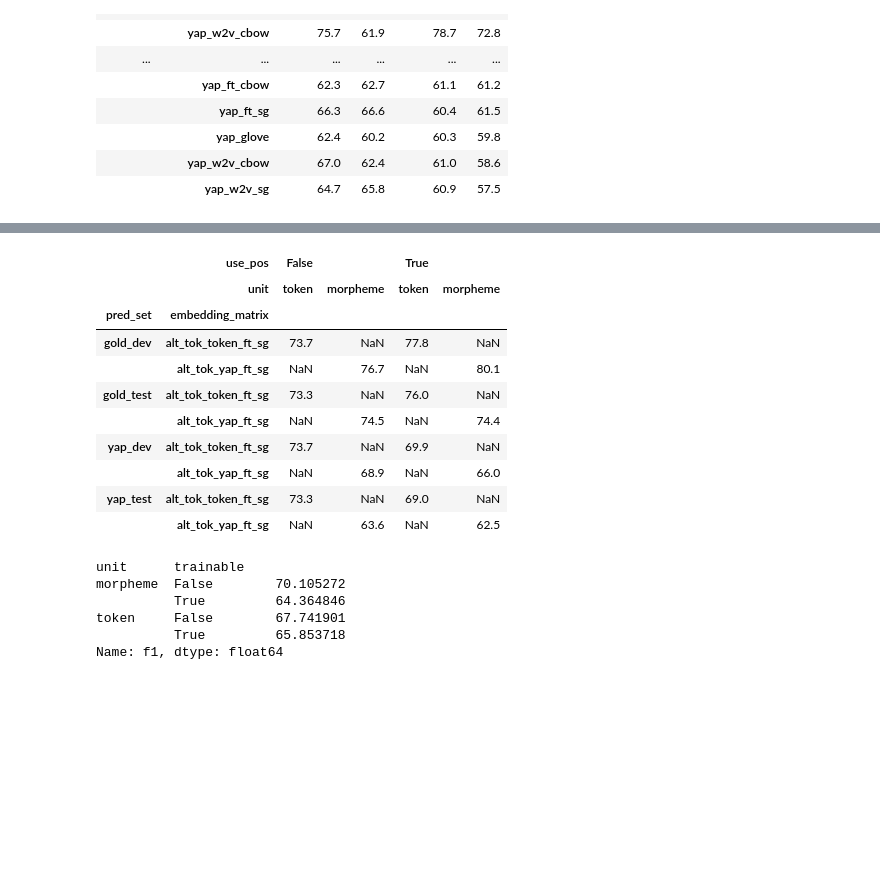
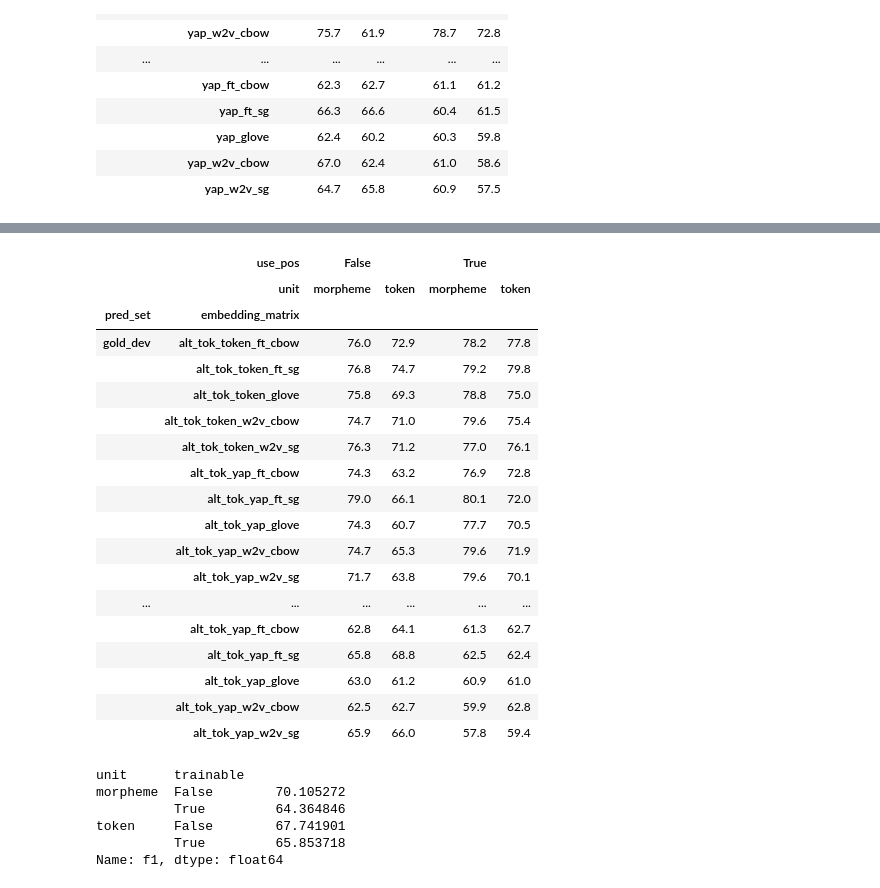
Before and after one commit to cjer/NER, a Jupyter notebook: 21_analyze_new_results.ipynb, the cells around one changed output, grey strips where cells are left out. Drawn from its saved outputs; the diff is of its cells as text; code cells hidden in the pictures; blank space fills up the shorter version.

```diff
--- a/21_analyze_new_results.ipynb
+++ b/21_analyze_new_results.ipynb
@@ -1139,3 +1139,7 @@ stack_rdf.fillna('None').groupby(['pred_set', 'use_pos', 'embedding_matrix','uni
 |  | yap_glove | 62.4 | 60.2 | 60.3 | 59.8 |
 |  | yap_w2v_cbow | 67.0 | 62.4 | 61.0 | 58.6 |
 |  | yap_w2v_sg | 64.7 | 65.8 | 60.9 | 57.5 |
+# %%
+tat2_rdf = evaluate_run('results/new_outputs_alt_tok/', 'tokens_alt_tok2', tok_gold_sents, tok_gold_extra_preds, unit='token',
+                     orig_gold_mentions=tok_gold_dev_mentions, orig_o_gold_sents=tok_gold_dev_sents,)
+tat2_rdf.head()
@@ -1141,0 +1154,3 @@ stack_rdf.fillna('None').groupby(['pred_set', 'use_pos', 'embedding_matrix','uni
+# %%
+mat2_rdf = evaluate_run('results/new_outputs_stack/', 'morphemes_alt_tok2', morph_fixed_gold_sents, morph_gold_extra_preds)
+mat2_rdf.head()
@@ -1142,15 +1165,23 @@ stack_rdf.fillna('None').groupby(['pred_set', 'use_pos', 'embedding_matrix','uni
 # %%
-at_rdf = pd.concat([mat1_rdf, tat1_rdf])
+at_rdf = pd.concat([mat1_rdf, mat2_rdf, tat1_rdf, tat2_rdf])
 at_rdf.fillna('None').groupby(['pred_set', 'use_pos', 'embedding_matrix','unit']).f1.max().unstack(level=[1,3]).round(1)
 # %% [output]
 |  | use_pos | False |  | True |  |
-|  | unit | token | morpheme | token | morpheme |
+|  | unit | morpheme | token | morpheme | token |
 | pred_set | embedding_matrix |  |  |  |  |
-| gold_dev | alt_tok_token_ft_sg | 73.7 | NaN | 77.8 | NaN |
-|  | alt_tok_yap_ft_sg | NaN | 76.7 | NaN | 80.1 |
-| gold_test | alt_tok_token_ft_sg | 73.3 | NaN | 76.0 | NaN |
-|  | alt_tok_yap_ft_sg | NaN | 74.5 | NaN | 74.4 |
-| yap_dev | alt_tok_token_ft_sg | 73.7 | NaN | 69.9 | NaN |
-|  | alt_tok_yap_ft_sg | NaN | 68.9 | NaN | 66.0 |
-| yap_test | alt_tok_token_ft_sg | 73.3 | NaN | 69.0 | NaN |
-|  | alt_tok_yap_ft_sg | NaN | 63.6 | NaN | 62.5 |
+| gold_dev | alt_tok_token_ft_cbow | 76.0 | 72.9 | 78.2 | 77.8 |
+|  | alt_tok_token_ft_sg | 76.8 | 74.7 | 79.2 | 79.8 |
+|  | alt_tok_token_glove | 75.8 | 69.3 | 78.8 | 75.0 |
+|  | alt_tok_token_w2v_cbow | 74.7 | 71.0 | 79.6 | 75.4 |
+|  | alt_tok_token_w2v_sg | 76.3 | 71.2 | 77.0 | 76.1 |
+|  | alt_tok_yap_ft_cbow | 74.3 | 63.2 | 76.9 | 72.8 |
+|  | alt_tok_yap_ft_sg | 79.0 | 66.1 | 80.1 | 72.0 |
+|  | alt_tok_yap_glove | 74.3 | 60.7 | 77.7 | 70.5 |
+|  | alt_tok_yap_w2v_cbow | 74.7 | 65.3 | 79.6 | 71.9 |
+|  | alt_tok_yap_w2v_sg | 71.7 | 63.8 | 79.6 | 70.1 |
+| ... | ... | ... | ... | ... | ... |
+|  | alt_tok_yap_ft_cbow | 62.8 | 64.1 | 61.3 | 62.7 |
+|  | alt_tok_yap_ft_sg | 65.8 | 68.8 | 62.5 | 62.4 |
+|  | alt_tok_yap_glove | 63.0 | 61.2 | 60.9 | 61.0 |
+|  | alt_tok_yap_w2v_cbow | 62.5 | 62.7 | 59.9 | 62.8 |
+|  | alt_tok_yap_w2v_sg | 65.9 | 66.0 | 57.8 | 59.4 |
```
Also changed, not shown: parts of 38 cells of this notebook, 8 other files.
